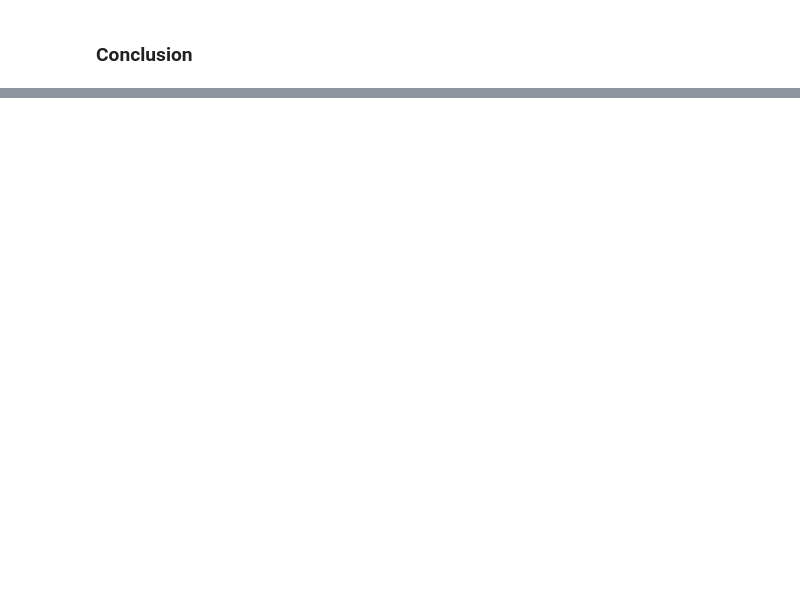
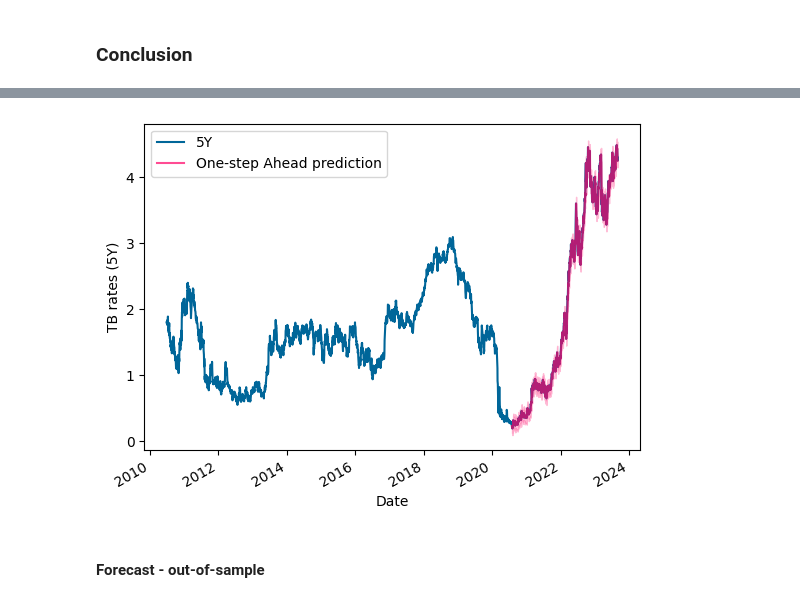
Before and after one commit to ahn283/projects, a Jupyter notebook: interest rate/interest_analysis.ipynb, the cells around one changed output, grey strips where cells are left out. Cells and saved outputs as stored; diff of their text form; code cells hidden in the pictures; blank space fills up the shorter version.

```diff
--- a/interest rate/interest_analysis.ipynb
+++ b/interest rate/interest_analysis.ipynb
@@ -316,0 +836,33 @@ for col in cols:
+# %%
+## In-sample-prediction and confidence bounds
+pred = model.get_prediction(start=pd.to_datetime('2020-07-30', utc=True),
+                            end=pd.to_datetime('2023-09-01', utc=True),
+                        #   dynamic=True  # dynamic 파라미터가 true 일 경우, In-sample prediction을 수행할 때, 예측값 대신 실제값을 이용
+                            )
+# %%
+# we can get prediction_mean and prediction confidence level 95%
+# pred(get_predict의 결과물)로부터 prediction mean과 prediction 95% 신뢰구간 획득 가능
+pred_ci = pred.conf_int()
+
+# pred_ci[1:].plot()
+
+# plot in-sample-prediction
+ax = sarima_y.plot(label="Observed", color="#006699")
+pred.predicted_mean[1:].plot(ax=ax, label="One-step Ahead prediction", alpha=.7, color="#ff0066")
+
+## Draw confidence bound (gray)
+ax.fill_between(pred_ci.index[1:],
+                pred_ci.iloc[1:, 0],
+                pred_ci.iloc[1:, 1], color='#ff0066', alpha=.25)
+
+## style the plot
+# ax.fill_between(ax.get_ylim(), pd.to_datetime('2010-06-30'), sarima_y.index[-1], alpha=.15, zorder=-1,
+#                 color='grey')
+ax.set_xlabel('Date')
+ax.set_ylabel('TB rates (5Y)')
+plt.legend(loc='upper left')
+plt.show()
+# %% [output]
+[figure, added]
+# %% [markdown]
+#### Forecast - out-of-sample
```
Also changed, not shown: parts of 67 cells of this notebook, 2 other files.
